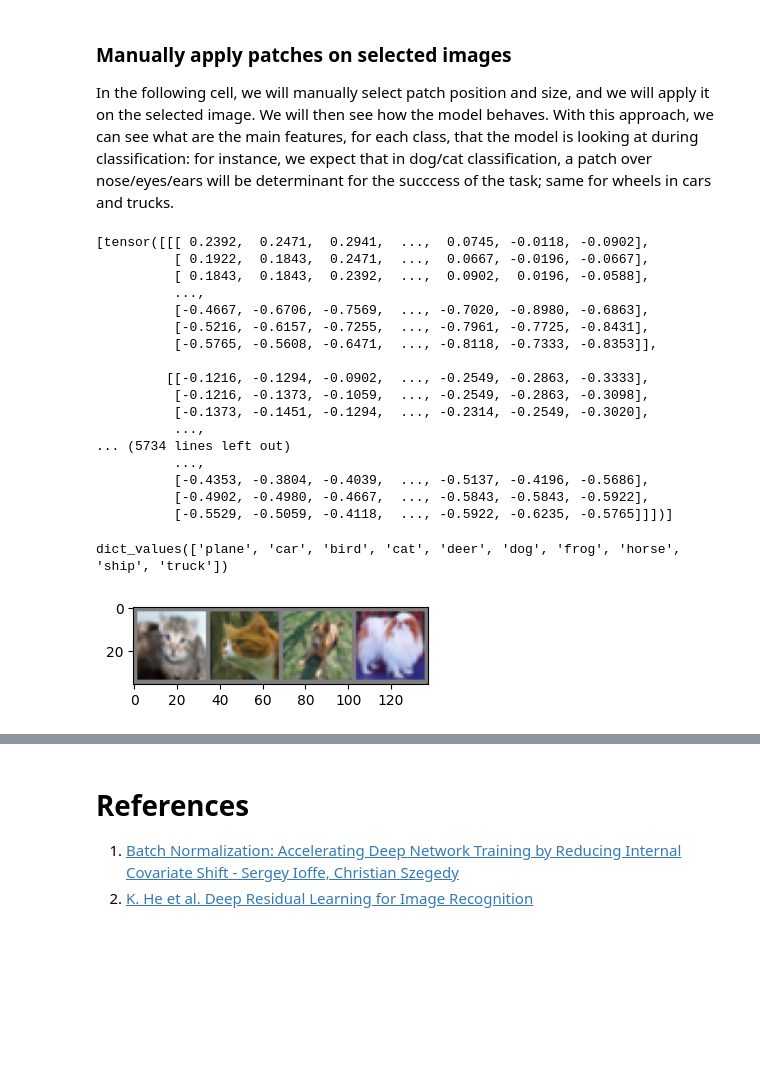
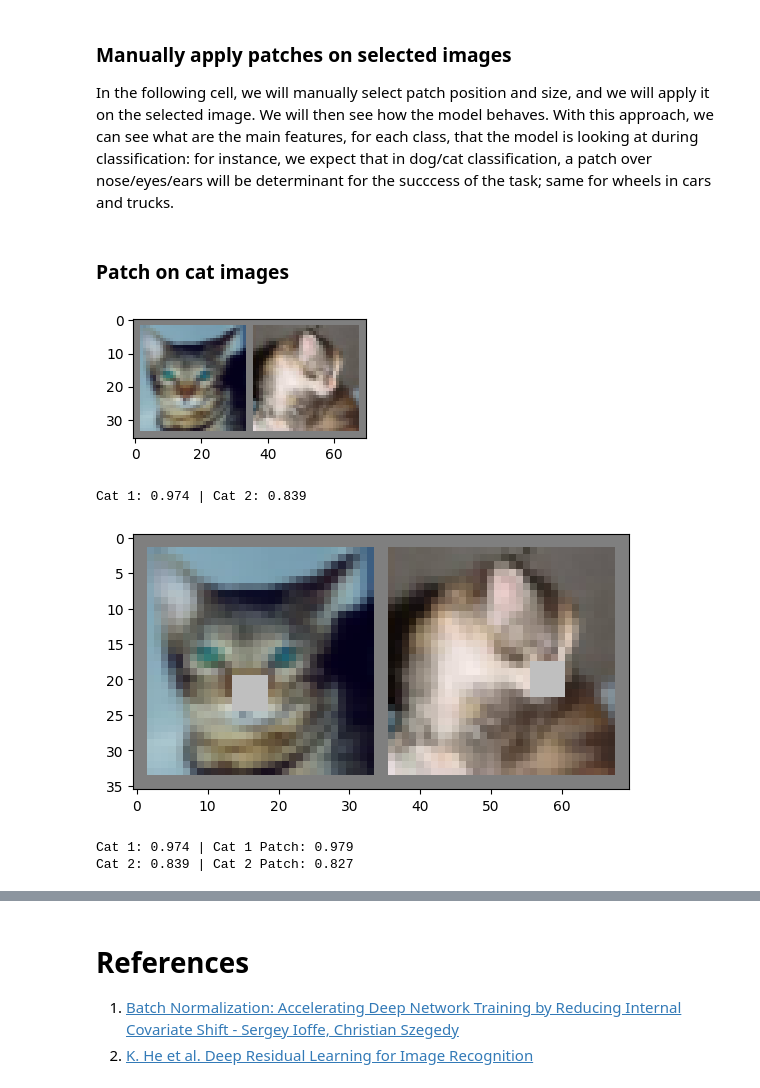
Before and after one commit to vornao/ispr-assignments, a Jupyter notebook: assignment-three/ispr-assignment-3-2.ipynb, the cells around one changed output, grey strips where cells are left out. Drawn from its saved outputs; the diff is of its cells as text; code cells hidden in the pictures; blank space fills up the shorter version.

Commit message:
frog

```diff
--- a/assignment-three/ispr-assignment-3-2.ipynb
+++ b/assignment-three/ispr-assignment-3-2.ipynb
@@ -852,29 +890,5 @@ From the above chart we can see that the model is quite robust to noise and accu
 ### Manually apply patches on selected images
 
 In the following cell, we will manually select patch position and size, and we will apply it on the selected image. We will then see how the model behaves. With this approach, we can see what are the main features, for each class, that the model is looking at during classification: for instance, we expect that in dog/cat classification, a patch over nose/eyes/ears will be determinant for the succcess of the task; same for wheels in cars and trucks.
-# %%
-images
-# %% [output]
-[tensor([[[ 0.2392,  0.2471,  0.2941,  ...,  0.0745, -0.0118, -0.0902],
-          [ 0.1922,  0.1843,  0.2471,  ...,  0.0667, -0.0196, -0.0667],
-          [ 0.1843,  0.1843,  0.2392,  ...,  0.0902,  0.0196, -0.0588],
-          ...,
-          [-0.4667, -0.6706, -0.7569,  ..., -0.7020, -0.8980, -0.6863],
-          [-0.5216, -0.6157, -0.7255,  ..., -0.7961, -0.7725, -0.8431],
-          [-0.5765, -0.5608, -0.6471,  ..., -0.8118, -0.7333, -0.8353]],
-
-         [[-0.1216, -0.1294, -0.0902,  ..., -0.2549, -0.2863, -0.3333],
-          [-0.1216, -0.1373, -0.1059,  ..., -0.2549, -0.2863, -0.3098],
-          [-0.1373, -0.1451, -0.1294,  ..., -0.2314, -0.2549, -0.3020],
-          ...,
-... (5734 lines left out)
-          ...,
-          [-0.4353, -0.3804, -0.4039,  ..., -0.5137, -0.4196, -0.5686],
-          [-0.4902, -0.4980, -0.4667,  ..., -0.5843, -0.5843, -0.5922],
-          [-0.5529, -0.5059, -0.4118,  ..., -0.5922, -0.6235, -0.5765]]])]
-# %%
-label_dict.values()
-# %% [output]
-dict_values(['plane', 'car', 'bird', 'cat', 'deer', 'dog', 'frog', 'horse', 'ship', 'truck'])
 # %%
 # using this because we want to shuffle data and this is the fastest way with torch datasets
@@ -889,10 +904,32 @@ for img, label in testloader:
         if label == np.argmax(model(img).detach().numpy()):
             images[label_dict[label]].append(img.squeeze(0))
             placeholder[label] += 1
-# %%
-# plot cat images
-plt.figure(figsize=(6, 1))
-# show cat images
-imshow(torchvision.utils.make_grid(images['cat']+images['dog']))
-# %% [output]
-[figure, removed]
+# %% [markdown]
+### Patch on cat images
+# %%
+plt.figure(figsize=(3, 2))
+cats = images['cat']
+imshow(torchvision.utils.make_grid(images['cat']))
+
+# feed the first image to the model and get the output
+cat1 = float(torch.exp(torch.max(model(cats[0].unsqueeze(0)))).detach().numpy())
+cat2 = float(torch.exp(torch.max(model(cats[1].unsqueeze(0)))).detach().numpy())
+
+print(f"Cat 1: {cat1:.3f} | Cat 2: {cat2:.3f}")
+# %% [output]
+[figure, added]
+Cat 1: 0.974 | Cat 2: 0.839
+# %%
+# apply patch on center of cat1
+cat1_patch = apply_grey_patch(cats[0], 18, 12, 5)
+cat2_patch = apply_grey_patch(cats[1], 16, 20, 5)
+imshow(torchvision.utils.make_grid(torch.tensor([cat1_patch, cat2_patch])))
+# get model output
+cat1_patch = float(torch.exp(torch.max(model(torch.tensor(cat1_patch).unsqueeze(0)))).detach().numpy())
+cat2_patch = float(torch.exp(torch.max(model(torch.tensor(cat2_patch).unsqueeze(0)))).detach().numpy())
+print(f"Cat 1: {cat1:.3f} | Cat 1 Patch: {cat1_patch:.3f}")
+print(f"Cat 2: {cat2:.3f} | Cat 2 Patch: {cat2_patch:.3f}")
+# %% [output]
+[figure, added]
+Cat 1: 0.974 | Cat 1 Patch: 0.979
+Cat 2: 0.839 | Cat 2 Patch: 0.827
```
Also changed, not shown: parts of 11 cells of this notebook.
